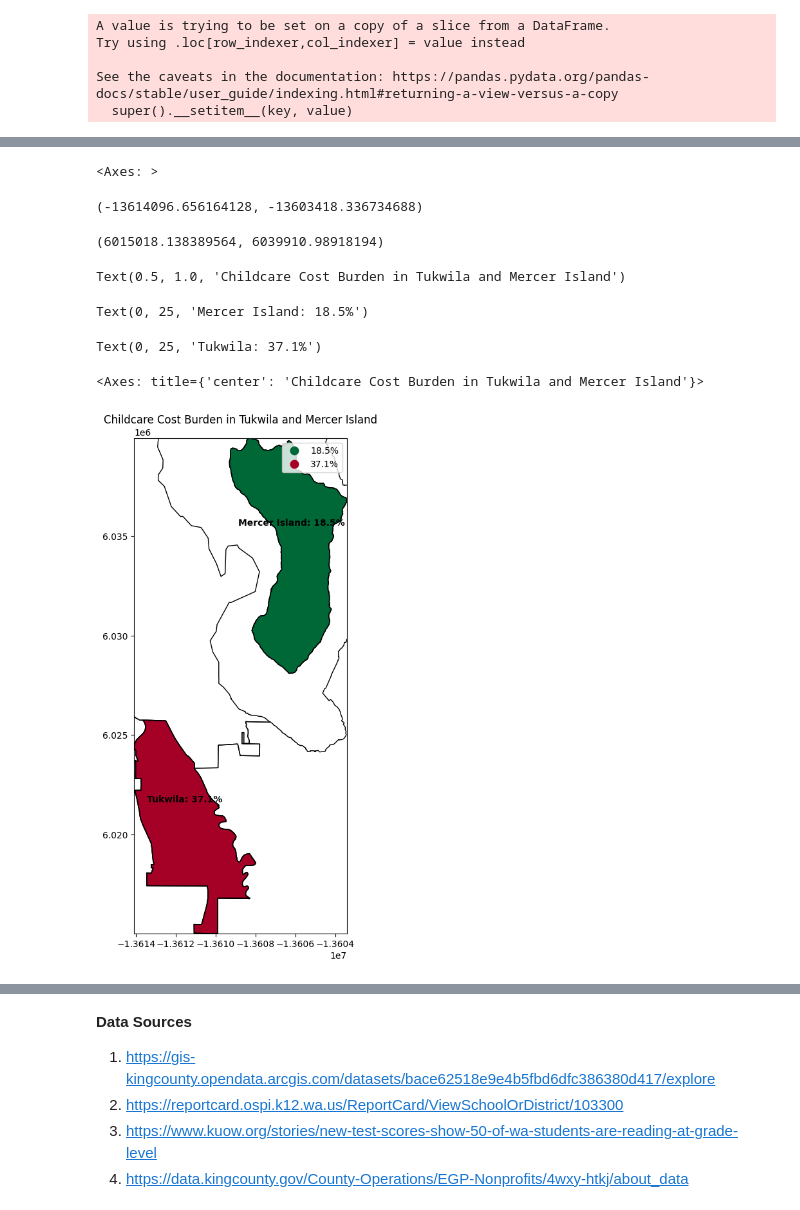
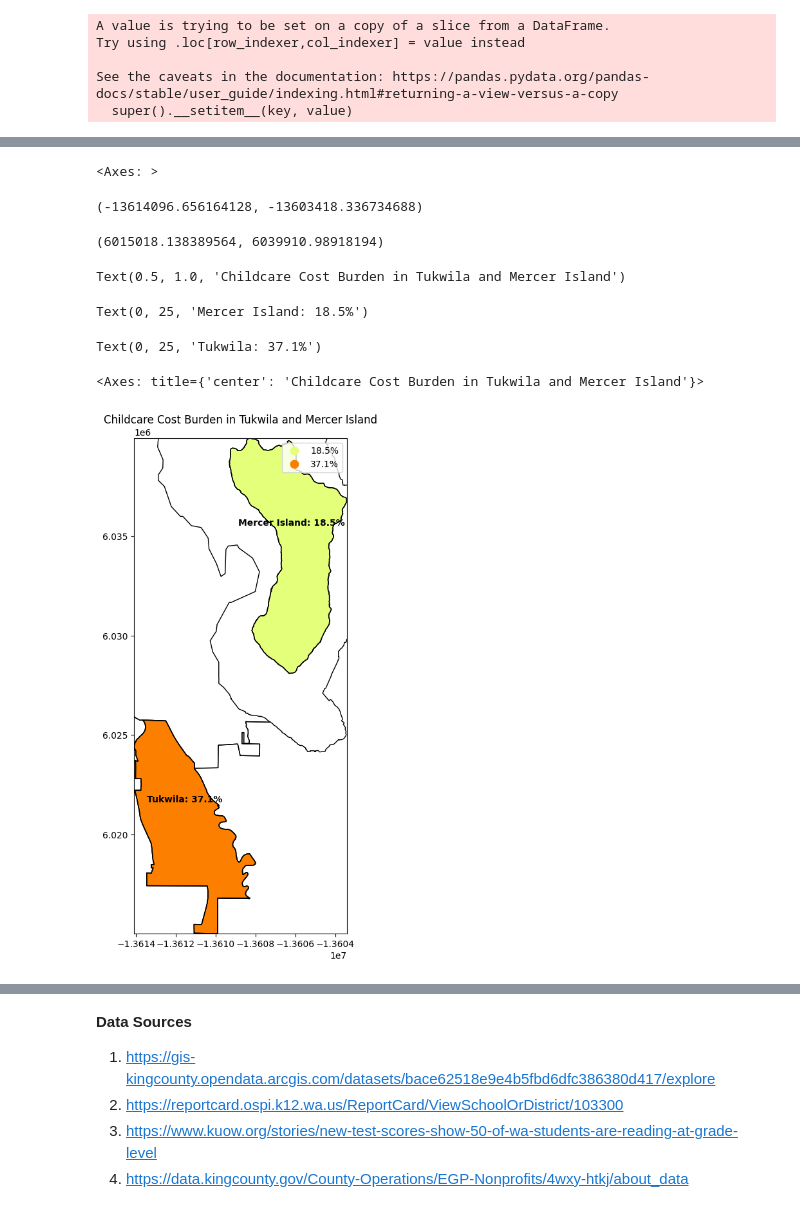
Before and after one commit to Spontyrupple/mamaine, a Jupyter notebook: king_county.ipynb, the cells around one changed output, grey strips where cells are left out. Cells and saved outputs as stored; diff of their text form; code cells hidden in the pictures.

```diff
--- a/king_county.ipynb
+++ b/king_county.ipynb
@@ -651,0 +649,43 @@ Text(0.5, 0.02, 'SPH=Single Parent Households APS=Amount per student')
+# %%
+# Filter for Mercer Island and Tukwila
+filtered_kingc4 = kingc4[kingc4['NAME'].isin(['Mercer Island', 'Tukwila'])]
+county = county.to_crs(kingc4.crs)
+# Get the bounds of the filtered data
+minx, miny, maxx, maxy = filtered_kingc4.total_bounds
+
+# Set up the plot
+fig, ax = plt.subplots(1, 1, figsize=(10, 10))
+
+# Plot with color based on 'Student to Teacher Ratio'
+# Using a colormap to represent different values of the student-teacher ratio
+#filtered_kingc4.plot(column='Student to Teacher Ratio', cmap='Wistia', legend=True, legend_kwds={'label': "STR"}, ax=ax, edgecolor="black")
+
+# Set limits to zoom in
+ax.set_xlim(minx, maxx)
+ax.set_ylim(miny, maxy)
+ax.text(0.5, 1.05, "Single Parent Households' and Amount per Student",
+        transform=ax.transAxes, ha="center", fontsize=12)  # Adjust fontsize as needed
+
+# ... (rest of your code) ...
+# Adding text labels for 'Single Parent Households' and 'Amount per Student' in each district
+for idx, row in filtered_kingc4.iterrows():
+    # Get centroid for labeling
+    centroid_x = row.geometry.centroid.x
+    centroid_y = row.geometry.centroid.y
+
+    # Display single parent households and amount per student
+    plt.text(centroid_x, centroid_y,
+       f"SPH: {row['Single Parent Households']}%\nAPS: ${row['Amount per student']:.2f}",
+             horizontalalignment='center', fontsize=9, color="Red")
+
+plt.subplots_adjust(top=0.9, bottom=0.1, left=0.1, right=0.9)  # Adjust values as needed
+
+
+for idx, row in filtered_kingc4.iterrows():
+    ax.annotate(row['NAME'], xy=(row.geometry.centroid.x, row.geometry.centroid.y),
+                xytext=(0, 25), textcoords='offset points', ha='center',
+                fontsize=10, color='black', weight='bold')  # Adjust fontsize if needed
+
+fig.text(0.5, 0.02, "SPH=Single Parent Households APS=Amount per student", ha='center', color= "red", fontsize=10)
+county.plot(ax=ax, color='none', edgecolor='black')
+plt.show()
@@ -667,36 +718,36 @@ minx, miny, maxx, maxy = filtered_kingc5.total_bounds
 fig, ax = plt.subplots(1, 1, figsize=(10, 10))
 
 # Plot with color based on 'Indicator Value'
-filtered_kingc5.plot(column='indicato_3', cmap='RdYlGn_r', legend=True, ax=ax, edgecolor="black")
+filtered_kingc5.plot(column='indicato_3', cmap='Wistia', legend=True, ax=ax, edgecolor="black")
 legend_kwds={'bbox_to_anchor': (1.05, 1), 'loc': 'upper left'}
 # Set limits to zoom in
 ax.set_xlim(minx, maxx)
 ax.set_ylim(miny, maxy)
 ax.set_title("Childcare Cost Burden in Tukwila and Mercer Island")
 
 # Annotate with school district names and Indicator Values
 for idx, row in filtered_kingc5.iterrows():
     ax.annotate(
         f"{row['geograph_1']}: {row['indicato_3']}",  # Display name and value
         xy=(row.geometry.centroid.x, row.geometry.centroid.y),
         xytext=(0, 25),  # Offset for text
         textcoords='offset points',
         ha='center',
         fontsize=10,
         color='black',
         weight='bold'
     )
 county.plot(ax=ax, color='none', edgecolor='black')
 plt.show()
 # %% [output]
 <Axes: >
 (-13614096.656164128, -13603418.336734688)
 (6015018.138389564, 6039910.98918194)
 Text(0.5, 1.0, 'Childcare Cost Burden in Tukwila and Mercer Island')
 Text(0, 25, 'Mercer Island: 18.5%')
 Text(0, 25, 'Tukwila: 37.1%')
 <Axes: title={'center': 'Childcare Cost Burden in Tukwila and Mercer Island'}>
-[figure, old version]
+[figure, new version]
 # %%
 ! wget -q -O Flourishing_and_resilient_kindergarten_through_5th_grade_by_school_district_-1685839740918143868.zip https://github.com/Spontyrupple/mamaine/raw/refs/heads/main/Flourishing_and_resilient_kindergarten_through_5th_grade_by_school_district_-1685839740918143868.zip
 
```
Also changed, not shown: parts of 7 cells of this notebook.
